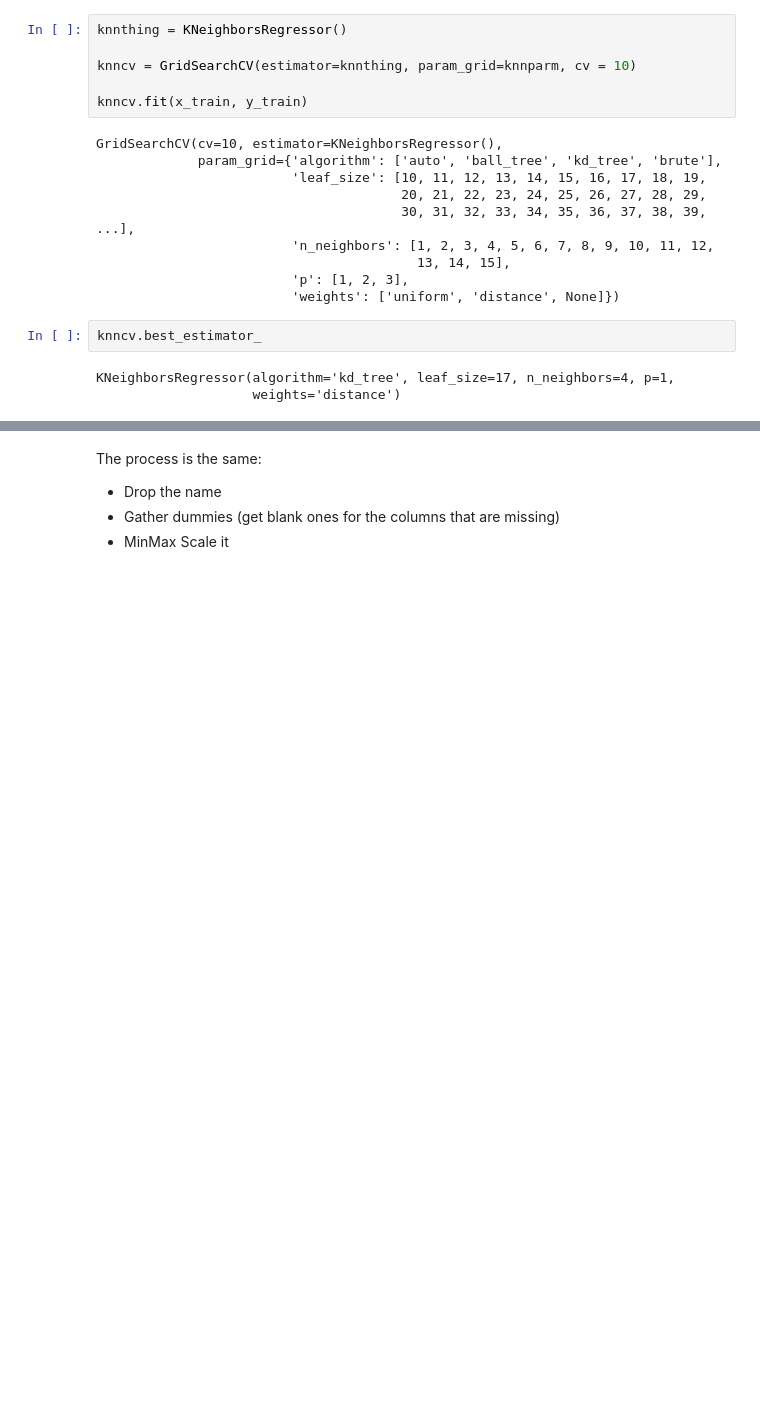
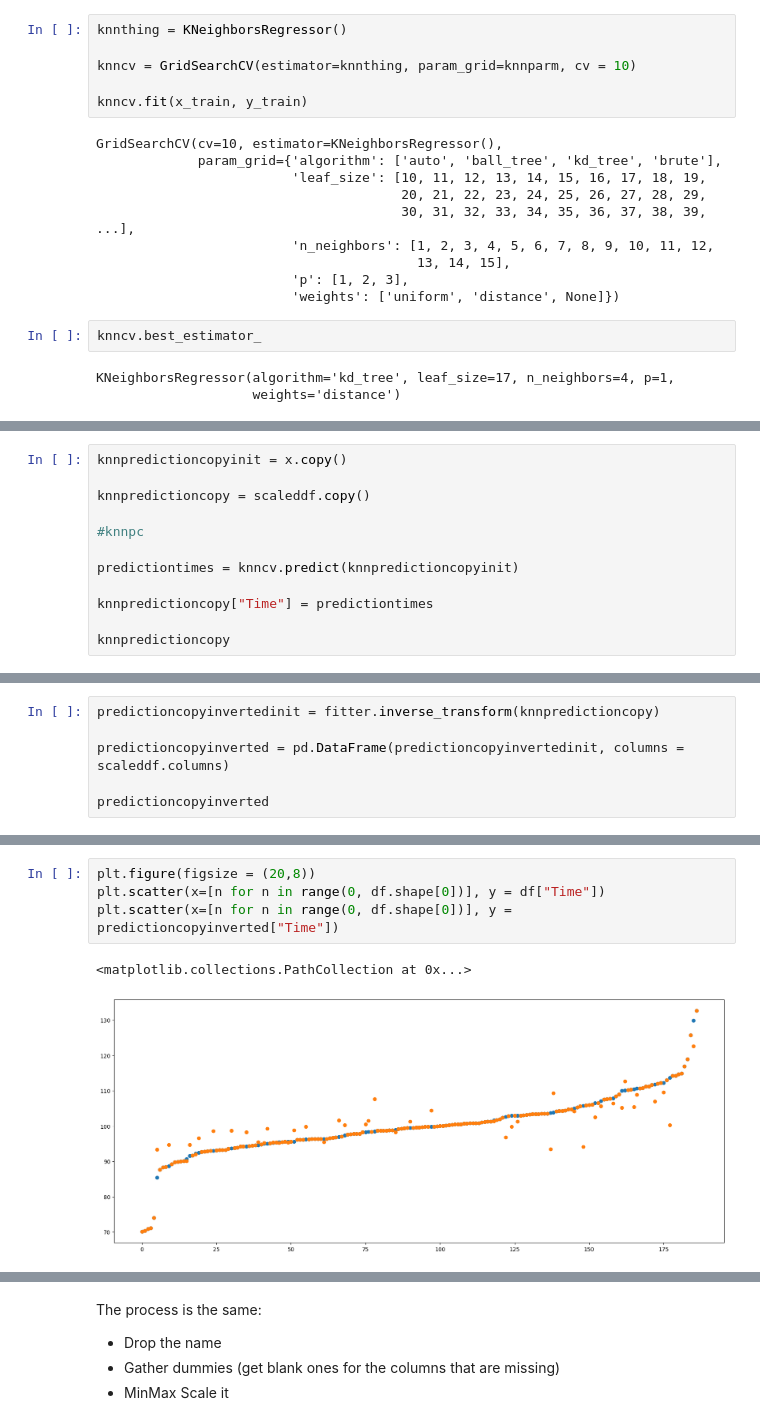
Before and after one commit to RJMNillo/LagunaSecaLapTimes, a Jupyter notebook: PredictingLapTimes.ipynb, the cells around one changed output, grey strips where cells are left out. Drawn from its saved outputs; the diff is of its cells as text; blank space fills up the shorter version.

```diff
--- a/PredictingLapTimes.ipynb
+++ b/PredictingLapTimes.ipynb
@@ -338,0 +342,12 @@ r2_score: 0.6262992752817214
+# %%
+knnpredictioncopyinit = x.copy()
+
+knnpredictioncopy = scaleddf.copy()
+
+#knnpc
+
+predictiontimes = knncv.predict(knnpredictioncopyinit)
+
+knnpredictioncopy["Time"] = predictiontimes
+
+knnpredictioncopy
@@ -338,0 +368,6 @@ r2_score: 0.6262992752817214
+# %%
+predictioncopyinvertedinit = fitter.inverse_transform(knnpredictioncopy)
+
+predictioncopyinverted = pd.DataFrame(predictioncopyinvertedinit, columns = scaleddf.columns)
+
+predictioncopyinverted
@@ -339,3 +388,10 @@ r2_score: 0.6262992752817214
+# %%
+plt.figure(figsize = (20,8))
+plt.scatter(x=[n for n in range(0, df.shape[0])], y = df["Time"])
+plt.scatter(x=[n for n in range(0, df.shape[0])], y = predictioncopyinverted["Time"])
+# %% [output]
+<matplotlib.collections.PathCollection at 0x...>
+[figure, added]
 # %%
 PredictionComparison = pd.read_csv("CarComparisonChart.csv", header= 1)
 
```
Also changed, not shown: parts of 17 cells of this notebook, 1 other file.
